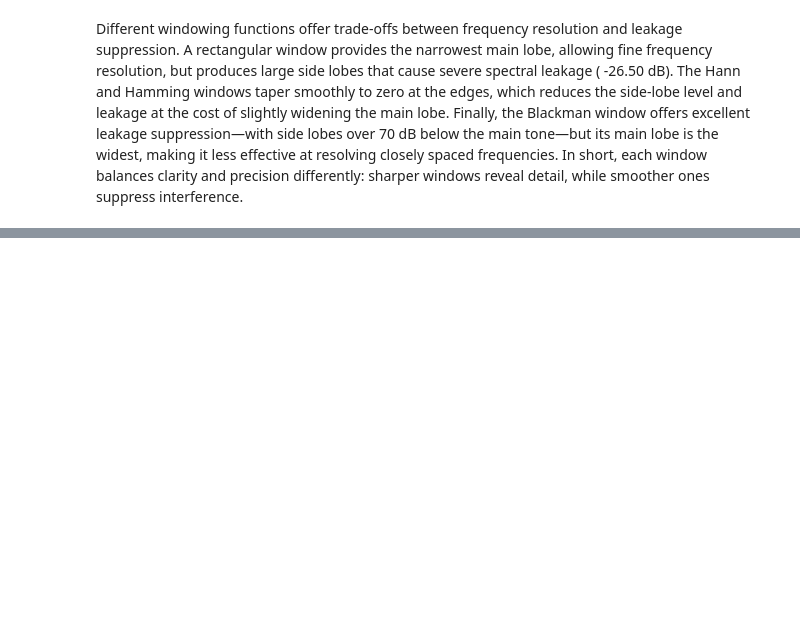
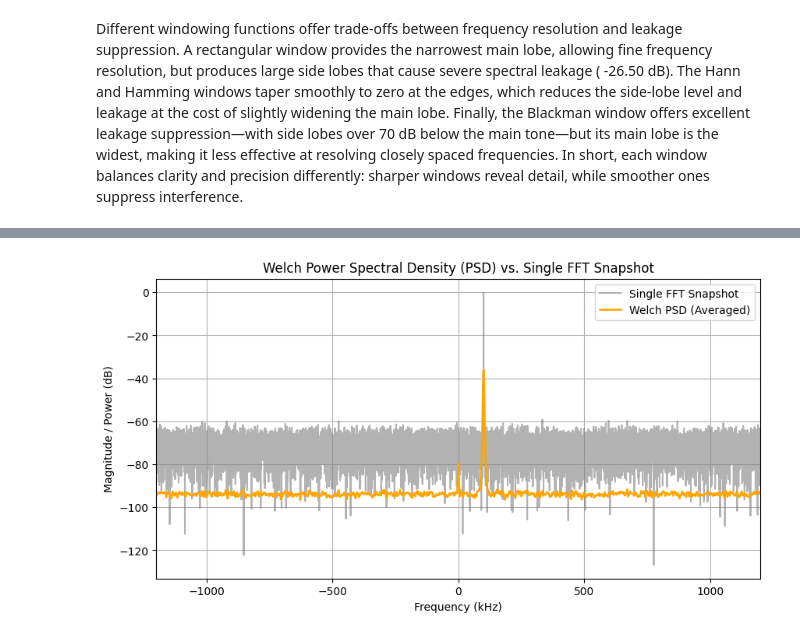
Before and after one commit to RaymondWalker/sdr_dsp_labs, a Jupyter notebook: notebooks/SDR_DSP_notebook.ipynb, the cells around one changed output, grey strips where cells are left out. Saved outputs shown, nothing was run; the diff lists cells and outputs as text; code cells hidden in the pictures; blank space fills up the shorter version.

Commit message:
noise + Spectral analysis in notebook

```diff
--- a/notebooks/SDR_DSP_notebook.ipynb
+++ b/notebooks/SDR_DSP_notebook.ipynb
@@ -985,0 +1003,48 @@ In short, each window balances clarity and precision differently: sharper window
+# %%
+import numpy as np
+import matplotlib.pyplot as plt
+from scipy.signal import welch, get_window
+
+#-------------------------
+#Params
+#-------------------------
+fs = 2.4e6     # Sample Rate (2.4MHz )
+f_tone = 100e3 # 100 kHz  tone
+N = 16384      # samples
+t = np.arange(N) / fs
+
+#tone + noise
+rng = np.random.default_rng(0)
+noise_power = 0.001
+signal = np.exp(2j *np.pi *f_tone *t)
+rx_signal = signal + np.sqrt(noise_power/2)*(rng.standard_normal(N) + 1j * rng.standard_normal(N))
+
+#-------------------------
+#Single FFT with no Averaging
+#-------------------------\
+window = get_window('hann', N)
+fft_vals = np.fft.fftshift(np.fft.fft(rx_signal * window))
+freqs = np.fft.fftshift(np.fft.fftfreq(N,1/fs))
+mag_db = 20*np.log10(np.abs(fft_vals)/np.max(np.abs(fft_vals))+1e-12)
+
+#-------------------------
+#Welch PSD Averaging
+#-------------------------
+f_psd, Pxx = welch(rx_signal, fs=fs, window ='hann', nperseg=1024, noverlap=512, scaling='density')
+Pxx_db = 10*np.log10(Pxx + 1e-15)
+
+#-------------------------
+#Plot comparison
+#-------------------------
+plt.figure(figsize=(10,5))
+plt.plot(freqs/1e3, mag_db, label='Single FFT Snapshot', color='gray', alpha=0.6)
+plt.plot(np.fft.fftshift(f_psd)/1e3, np.fft.fftshift(Pxx_db), label='Welch PSD (Averaged)', color='orange', linewidth=1.8)
+plt.xlabel("Frequency (kHz)")
+plt.ylabel("Magnitude / Power (dB)")
+plt.title("Welch Power Spectral Density (PSD) vs. Single FFT Snapshot")
+plt.legend()
+plt.grid(True)
+plt.xlim(-fs/(2*1e3), fs/(2*1e3))
+plt.show()
+# %% [output]
+[figure, added]
```
Also changed, not shown: parts of 12 cells of this notebook.
